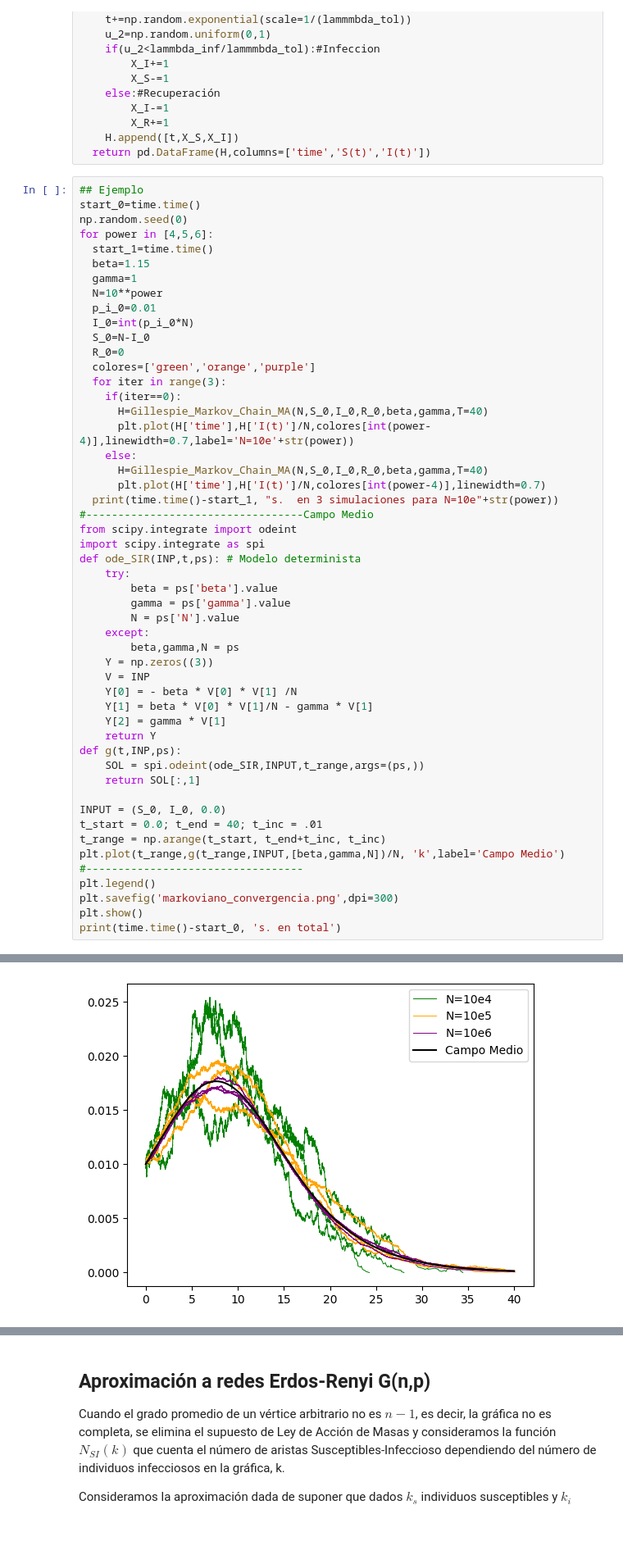
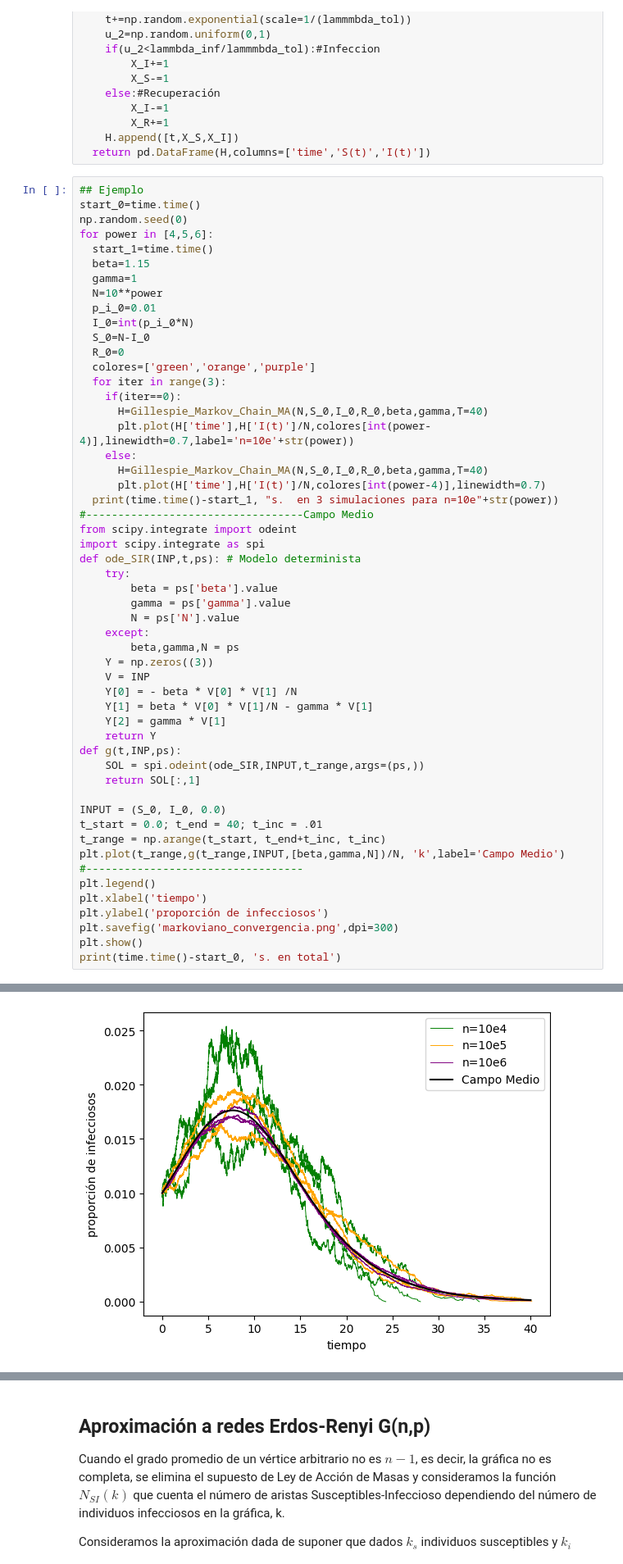
Before and after one commit to JairEsc/Aproximaciones-de-Modelos-Epidemiologicos, a Jupyter notebook: Gillespie_MD_Redes_Markoviano.ipynb, the cells around one changed output, grey strips where cells are left out. Shown: that part at 82% size. Drawn from its saved outputs; the diff is of its cells as text; blank space fills up the shorter version.

```diff
--- a/Gillespie_MD_Redes_Markoviano.ipynb
+++ b/Gillespie_MD_Redes_Markoviano.ipynb
@@ -52,11 +52,11 @@ for power in [4,5,6]:
   for iter in range(3):
     if(iter==0):
       H=Gillespie_Markov_Chain_MA(N,S_0,I_0,R_0,beta,gamma,T=40)
-      plt.plot(H['time'],H['I(t)']/N,colores[int(power-4)],linewidth=0.7,label='N=10e'+str(power))
+      plt.plot(H['time'],H['I(t)']/N,colores[int(power-4)],linewidth=0.7,label='n=10e'+str(power))
     else:
       H=Gillespie_Markov_Chain_MA(N,S_0,I_0,R_0,beta,gamma,T=40)
       plt.plot(H['time'],H['I(t)']/N,colores[int(power-4)],linewidth=0.7)
-  print(time.time()-start_1, "s.  en 3 simulaciones para N=10e"+str(power))
+  print(time.time()-start_1, "s.  en 3 simulaciones para n=10e"+str(power))
 #----------------------------------Campo Medio
 from scipy.integrate import odeint
 import scipy.integrate as spi
@@ -83,6 +83,8 @@ t_range = np.arange(t_start, t_end+t_inc, t_inc)
 plt.plot(t_range,g(t_range,INPUT,[beta,gamma,N])/N, 'k',label='Campo Medio')
 #----------------------------------
 plt.legend()
+plt.xlabel('tiempo')
+plt.ylabel('proporción de infecciosos')
 plt.savefig('markoviano_convergencia.png',dpi=300)
 plt.show()
 print(time.time()-start_0, 's. en total')
@@ -93 +95 @@ print(time.time()-start_0, 's. en total')
-[figure, old version]
+[figure, new version]
```
Also changed, not shown: parts of 2 cells of this notebook.
